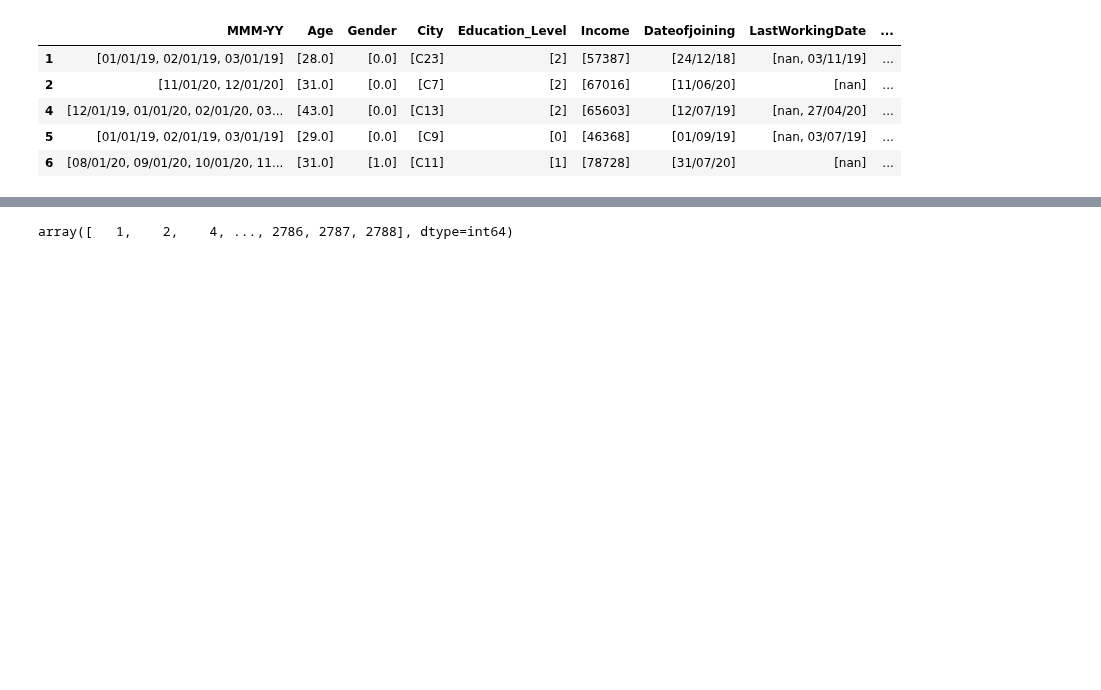
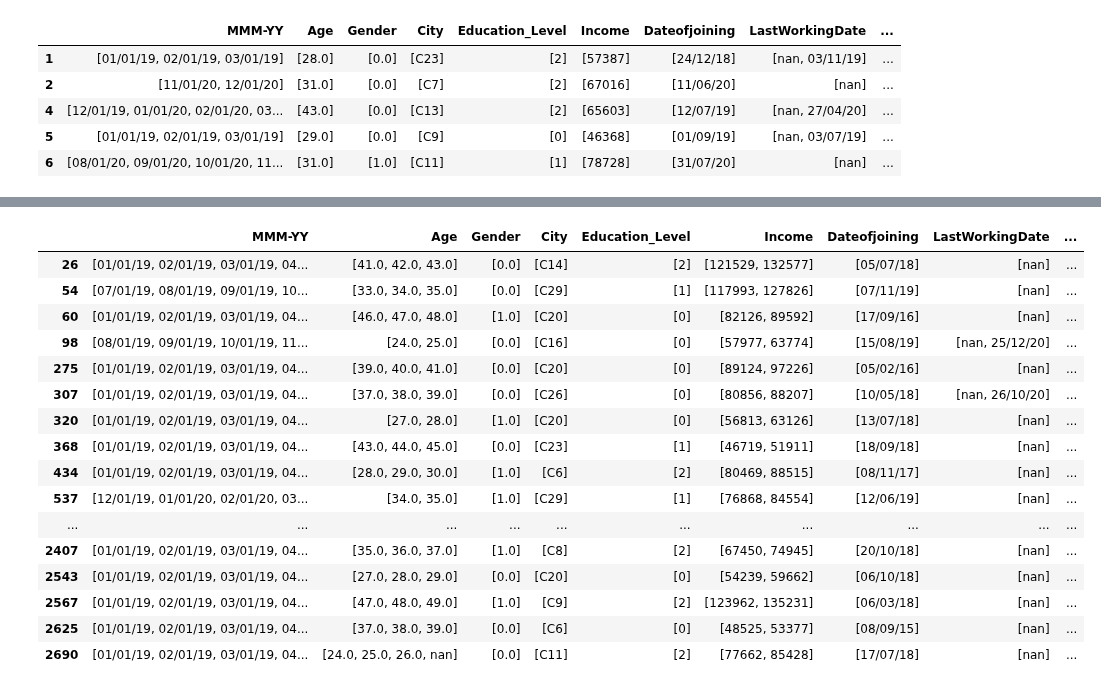
Before and after one commit to muthuganeshece/Business-Case-Study, a Jupyter notebook: Ola/Notebook/OlaAnalysis.ipynb, the cells around one changed output, grey strips where cells are left out. Cells and saved outputs as stored; diff of their text form; code cells hidden in the pictures; blank space fills up the shorter version.

```diff
--- a/Ola/Notebook/OlaAnalysis.ipynb
+++ b/Ola/Notebook/OlaAnalysis.ipynb
@@ -162,4 +167,20 @@ df['Driver_ID'].isnull().sum()
 # %%
-data['Driver_ID'].unique()
+df[df['Grade'].apply(len) > 1]
 # %% [output]
-array([   1,    2,    4, ..., 2786, 2787, 2788], dtype=int64)
+|  | MMM-YY | Age | Gender | City | Education_Level | Income | Dateofjoining | LastWorkingDate | ... |
+| 26 | [01/01/19, 02/01/19, 03/01/19, 04... | [41.0, 42.0, 43.0] | [0.0] | [C14] | [2] | [121529, 132577] | [05/07/18] | [nan] | ... |
+| 54 | [07/01/19, 08/01/19, 09/01/19, 10... | [33.0, 34.0, 35.0] | [0.0] | [C29] | [1] | [117993, 127826] | [07/11/19] | [nan] | ... |
+| 60 | [01/01/19, 02/01/19, 03/01/19, 04... | [46.0, 47.0, 48.0] | [1.0] | [C20] | [0] | [82126, 89592] | [17/09/16] | [nan] | ... |
+| 98 | [08/01/19, 09/01/19, 10/01/19, 11... | [24.0, 25.0] | [0.0] | [C16] | [0] | [57977, 63774] | [15/08/19] | [nan, 25/12/20] | ... |
+| 275 | [01/01/19, 02/01/19, 03/01/19, 04... | [39.0, 40.0, 41.0] | [0.0] | [C20] | [0] | [89124, 97226] | [05/02/16] | [nan] | ... |
+| 307 | [01/01/19, 02/01/19, 03/01/19, 04... | [37.0, 38.0, 39.0] | [0.0] | [C26] | [0] | [80856, 88207] | [10/05/18] | [nan, 26/10/20] | ... |
+| 320 | [01/01/19, 02/01/19, 03/01/19, 04... | [27.0, 28.0] | [1.0] | [C20] | [0] | [56813, 63126] | [13/07/18] | [nan] | ... |
+| 368 | [01/01/19, 02/01/19, 03/01/19, 04... | [43.0, 44.0, 45.0] | [0.0] | [C23] | [1] | [46719, 51911] | [18/09/18] | [nan] | ... |
+| 434 | [01/01/19, 02/01/19, 03/01/19, 04... | [28.0, 29.0, 30.0] | [1.0] | [C6] | [2] | [80469, 88515] | [08/11/17] | [nan] | ... |
+| 537 | [12/01/19, 01/01/20, 02/01/20, 03... | [34.0, 35.0] | [1.0] | [C29] | [1] | [76868, 84554] | [12/06/19] | [nan] | ... |
+| ... | ... | ... | ... | ... | ... | ... | ... | ... | ... |
+| 2407 | [01/01/19, 02/01/19, 03/01/19, 04... | [35.0, 36.0, 37.0] | [1.0] | [C8] | [2] | [67450, 74945] | [20/10/18] | [nan] | ... |
+| 2543 | [01/01/19, 02/01/19, 03/01/19, 04... | [27.0, 28.0, 29.0] | [0.0] | [C20] | [0] | [54239, 59662] | [06/10/18] | [nan] | ... |
+| 2567 | [01/01/19, 02/01/19, 03/01/19, 04... | [47.0, 48.0, 49.0] | [1.0] | [C9] | [2] | [123962, 135231] | [06/03/18] | [nan] | ... |
+| 2625 | [01/01/19, 02/01/19, 03/01/19, 04... | [37.0, 38.0, 39.0] | [0.0] | [C6] | [0] | [48525, 53377] | [08/09/15] | [nan] | ... |
+| 2690 | [01/01/19, 02/01/19, 03/01/19, 04... | [24.0, 25.0, 26.0, nan] | [0.0] | [C11] | [2] | [77662, 85428] | [17/07/18] | [nan] | ... |
```
Also changed, not shown: parts of 6 cells of this notebook.
